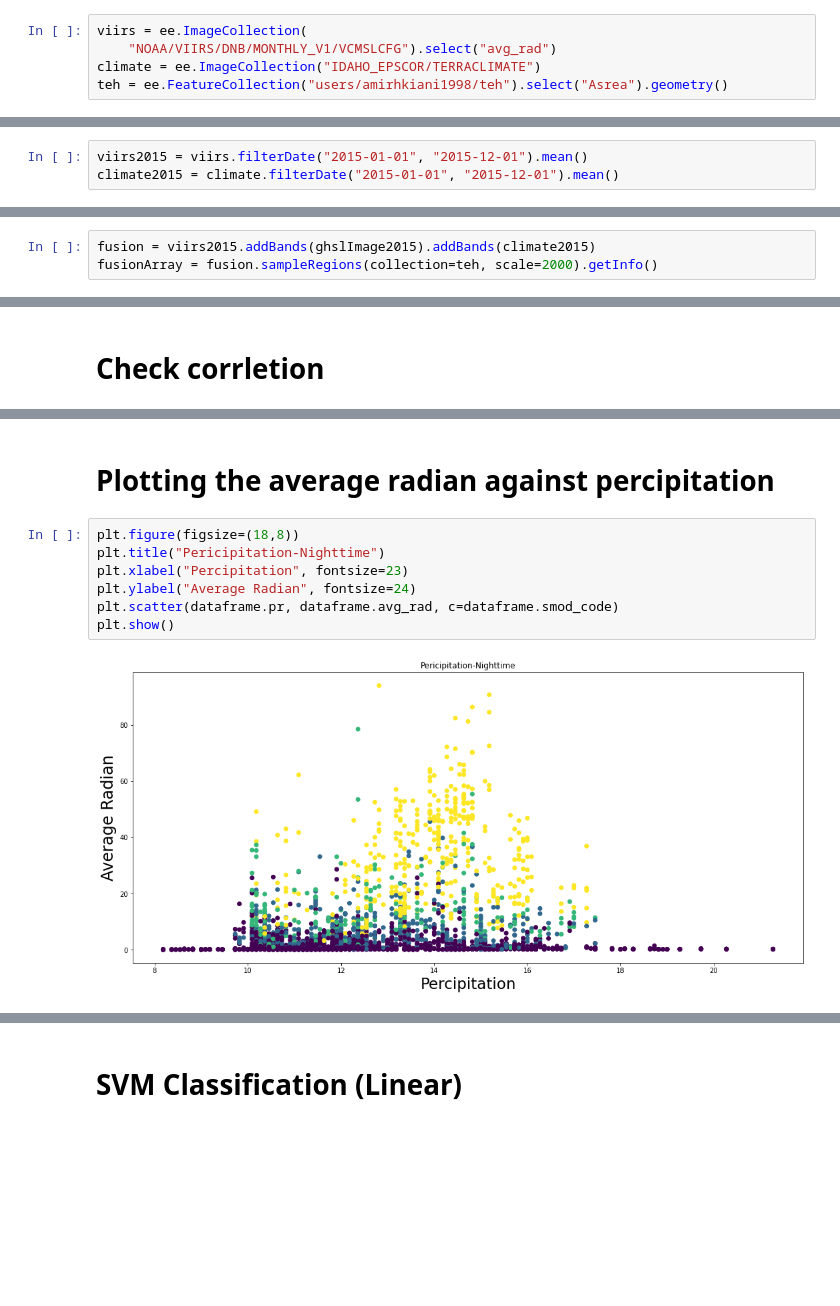
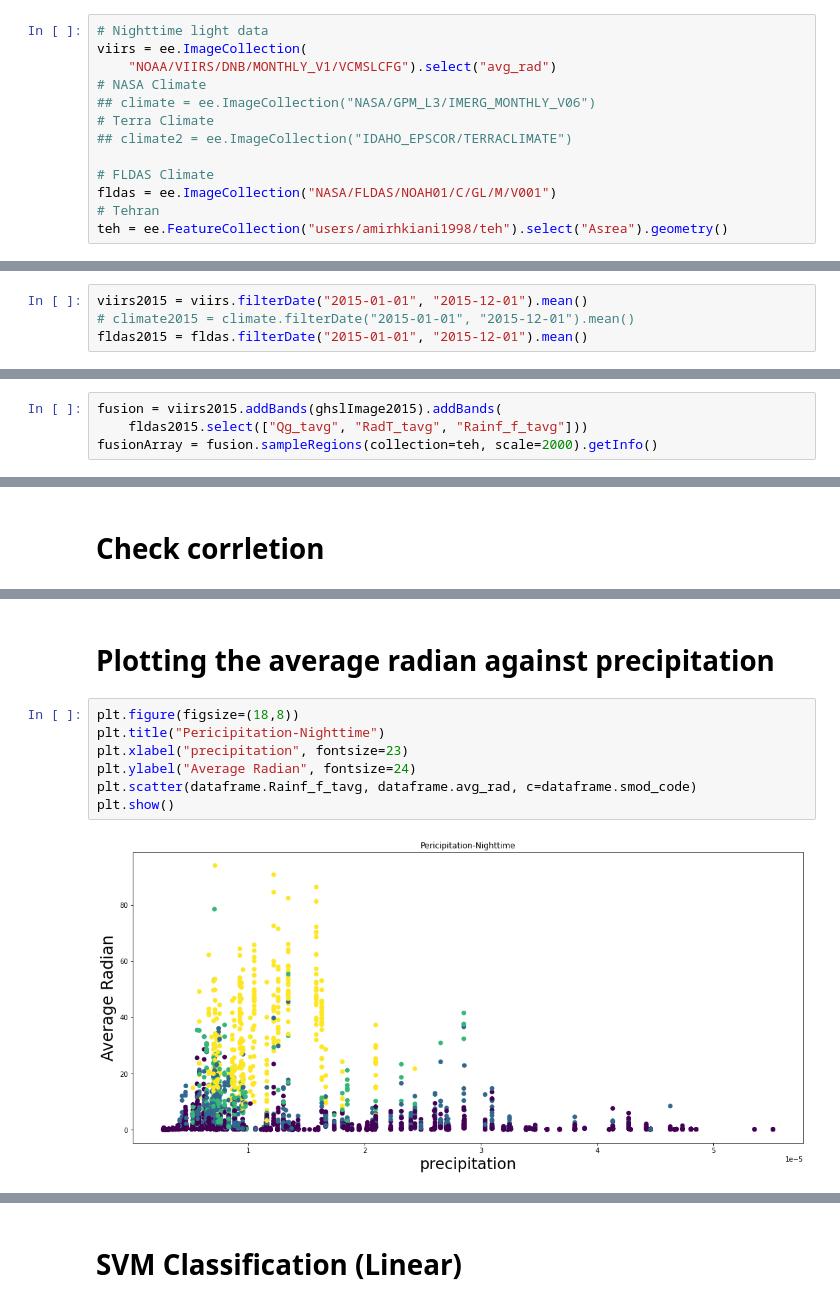
Before and after one commit to AmirHKiani98/nighttime-light-data, a Jupyter notebook: tehran-nighttime.ipynb, the cells around one changed output, grey strips where cells are left out. Saved outputs shown, nothing was run; the diff lists cells and outputs as text; blank space fills up the shorter version.

```diff
--- a/tehran-nighttime.ipynb
+++ b/tehran-nighttime.ipynb
@@ -13,9 +13,17 @@ except:
 # %% [markdown]
 # Call VIIIRS and Tehran Shapefiles
 # %%
+# Nighttime light data
 viirs = ee.ImageCollection(
     "NOAA/VIIRS/DNB/MONTHLY_V1/VCMSLCFG").select("avg_rad")
-climate = ee.ImageCollection("IDAHO_EPSCOR/TERRACLIMATE")
+# NASA Climate
+## climate = ee.ImageCollection("NASA/GPM_L3/IMERG_MONTHLY_V06")
+# Terra Climate
+## climate2 = ee.ImageCollection("IDAHO_EPSCOR/TERRACLIMATE")
+
+# FLDAS Climate
+fldas = ee.ImageCollection("NASA/FLDAS/NOAH01/C/GL/M/V001")
+# Tehran
 teh = ee.FeatureCollection("users/amirhkiani1998/teh").select("Asrea").geometry()
 # %% [markdown]
 # Having a look at the clipped VIIRS!
@@ -45,11 +62,13 @@ Map(center=[40, -100], controls=(WidgetControl(options=['position', 'transparent
 # Getting VIIRS and climate in 2015
 # %%
 viirs2015 = viirs.filterDate("2015-01-01", "2015-12-01").mean()
-climate2015 = climate.filterDate("2015-01-01", "2015-12-01").mean()
+# climate2015 = climate.filterDate("2015-01-01", "2015-12-01").mean()
+fldas2015 = fldas.filterDate("2015-01-01", "2015-12-01").mean()
 # %% [markdown]
 # Add bands to each other
 # %%
-fusion = viirs2015.addBands(ghslImage2015).addBands(climate2015)
+fusion = viirs2015.addBands(ghslImage2015).addBands(
+    fldas2015.select(["Qg_tavg", "RadT_tavg", "Rainf_f_tavg"]))
 fusionArray = fusion.sampleRegions(collection=teh, scale=2000).getInfo()
 # %%
 mainList = fusionArray["features"]
@@ -97,12 +98,12 @@ dataframe.corr().style.background_gradient(cmap="coolwarm")
 # %% [markdown]
-# Plotting the average radian against percipitation
+# Plotting the average radian against precipitation
 # %%
 plt.figure(figsize=(18,8))
 plt.title("Pericipitation-Nighttime")
-plt.xlabel("Percipitation", fontsize=23)
+plt.xlabel("precipitation", fontsize=23)
 plt.ylabel("Average Radian", fontsize=24)
-plt.scatter(dataframe.pr, dataframe.avg_rad, c=dataframe.smod_code)
+plt.scatter(dataframe.Rainf_f_tavg, dataframe.avg_rad, c=dataframe.smod_code)
 plt.show()
 # %% [output]
-[figure, old version]
+[figure, new version]
 # %% [markdown]
```
Also changed, not shown: parts of 47 cells of this notebook.
